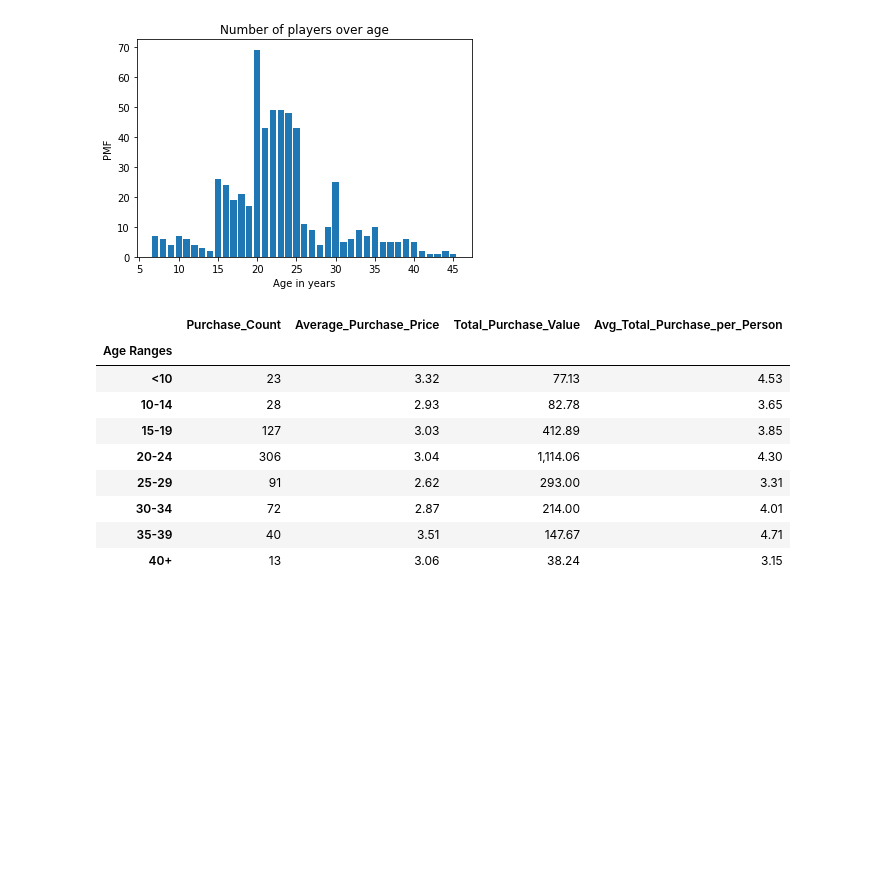
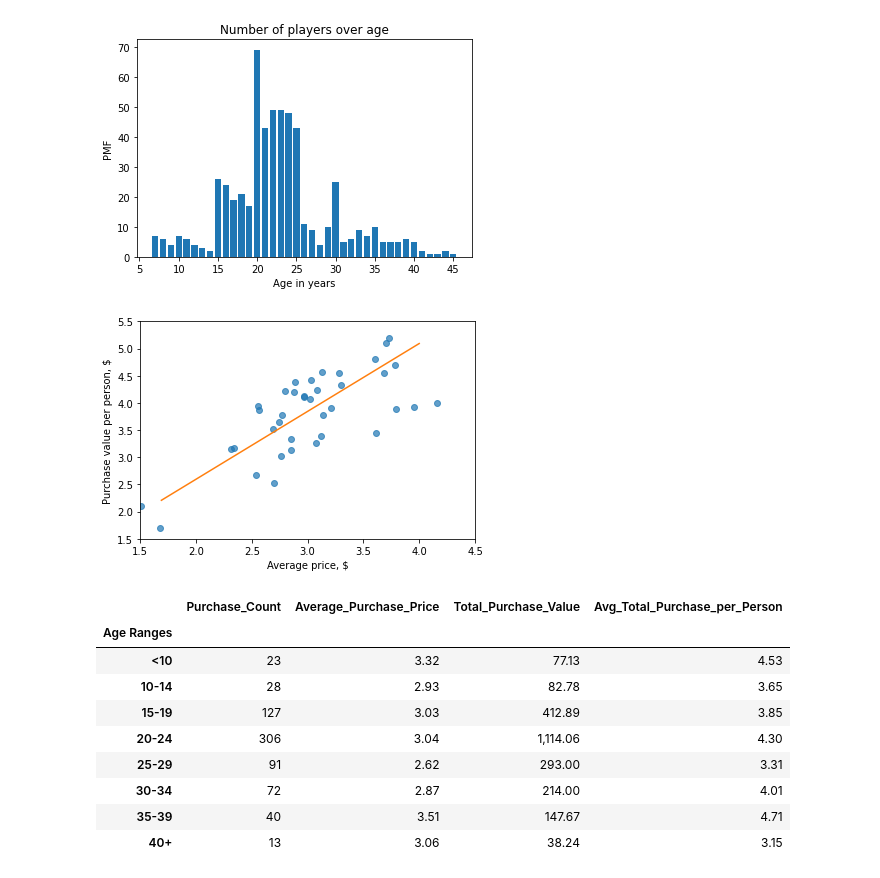
Before and after one commit to OlegRyzhkov2020/pandas-challenge, a Jupyter notebook: HeroesOfPymoli/HeroesOfPymoli_starter.ipynb, the cells around one changed output. Drawn from its saved outputs; the diff is of its cells as text; code cells hidden in the pictures; blank space fills up the shorter version.

```diff
--- a/HeroesOfPymoli/HeroesOfPymoli_starter.ipynb
+++ b/HeroesOfPymoli/HeroesOfPymoli_starter.ipynb
@@ -88,2 +76,29 @@ Text(0.5, 1.0, 'Number of players over age')
+# %%
+# Evaluating a linear relationship between Average price and Purchase value per person
+# Extract data
+data = age_df.dropna(subset=['Average_Price_USD', 'Purchase_Value_per_Person'])
+xs = data['Average_Price_USD']
+ys = data['Purchase_Value_per_Person']
+
+# Compute the linear regression
+res = linregress(xs, ys)
+
+# Plot the scatter plot
+plt.clf()
+x_jitter = xs + np.random.normal(0, 0.15, len(xs))
+plt.plot(x_jitter, ys, 'o', alpha=0.7)
+
+# Plot the line of best fit
+fx = np.array([xs.min(), xs.max()])
+fy = res.intercept + res.slope * fx
+plt.plot(fx, fy, '-', alpha=2)
+
+plt.xlabel('Average price, $')
+plt.ylabel('Purchase value per person, $')
+plt.ylim([1.5, 5.5])
+plt.xlim([1.5, 4.5])
+plt.show()
+# %% [output]
+[figure, added]
 # %%
 #Binning
```
Also changed, not shown: parts of 13 cells of this notebook, 7 other files.
